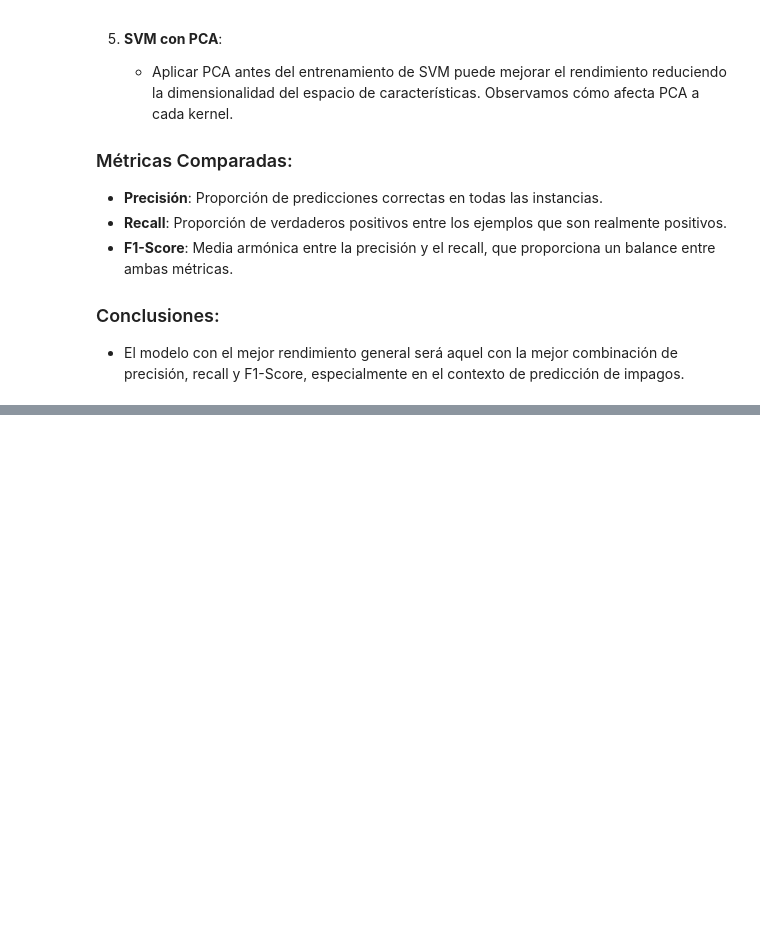
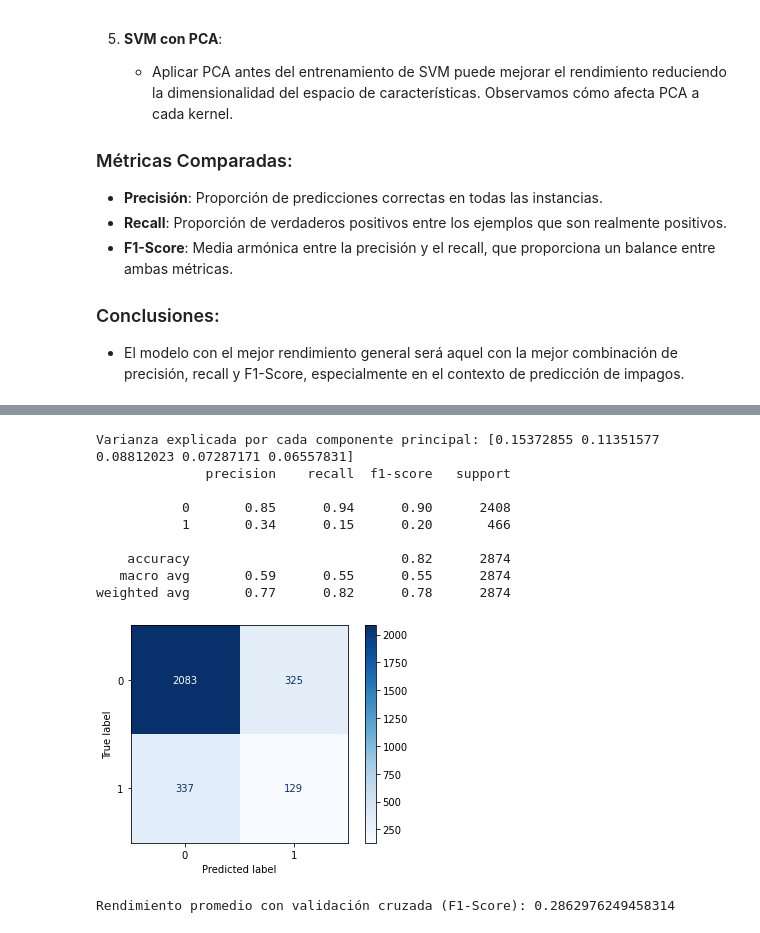
Before and after one commit to Oscar-M-Quintana/Algoritmos_Inferencia, a Jupyter notebook: parcial1/2do_archivo.ipynb, the cells around one changed output, grey strips where cells are left out. Drawn from its saved outputs; the diff is of its cells as text; code cells hidden in the pictures; blank space fills up the shorter version.

```diff
--- a/parcial1/2do_archivo.ipynb
+++ b/parcial1/2do_archivo.ipynb
@@ -419,0 +615,40 @@ En este bloque de código, analizamos el rendimiento de los diferentes algoritmo
+# %%
+# Aplicar PCA para ver cómo las características contribuyen a la varianza
+pca = PCA(n_components=5)
+X_train_pca = pca.fit_transform(X_train_scaled)
+print(f"Varianza explicada por cada componente principal: {pca.explained_variance_ratio_}")
+
+# Entrenar el modelo QDA con las nuevas características de PCA
+model_qda_pca = QuadraticDiscriminantAnalysis()
+model_qda_pca.fit(X_train_pca, y_train)
+y_pred_qda_pca = model_qda_pca.predict(pca.transform(X_test_scaled))
+
+# Evaluar el modelo con las características transformadas
+print(classification_report(y_test, y_pred_qda_pca))
+
+# Generar la matriz de confusión y almacenarla
+cm_qda_pca = confusion_matrix(y_test, y_pred_qda)
+disp_qda_pca = ConfusionMatrixDisplay(confusion_matrix=cm_qda_pca)
+disp_qda_pca.plot(cmap='Blues')
+
+# Guardar la matriz de confusión para análisis posterior
+qda_pca_confusion_matrix = cm_qda_pca
+# %% [output]
+Varianza explicada por cada componente principal: [0.15372855 0.11351577 0.08812023 0.07287171 0.06557831]
+              precision    recall  f1-score   support
+
+           0       0.85      0.94      0.90      2408
+           1       0.34      0.15      0.20       466
+
+    accuracy                           0.82      2874
+   macro avg       0.59      0.55      0.55      2874
+weighted avg       0.77      0.82      0.78      2874
+[figure, added]
+# %%
+# Aplicar validación cruzada con QDA
+cross_val_scores_qda = cross_val_score(model_qda_pca, X_train_scaled, y_train, cv=5, scoring='f1')
+
+# Promedio de los puntajes de validación cruzada
+print(f"Rendimiento promedio con validación cruzada (F1-Score): {cross_val_scores_qda.mean()}")
+# %% [output]
+Rendimiento promedio con validación cruzada (F1-Score): 0.2862976249458314
```
Also changed, not shown: parts of 5 cells of this notebook.
